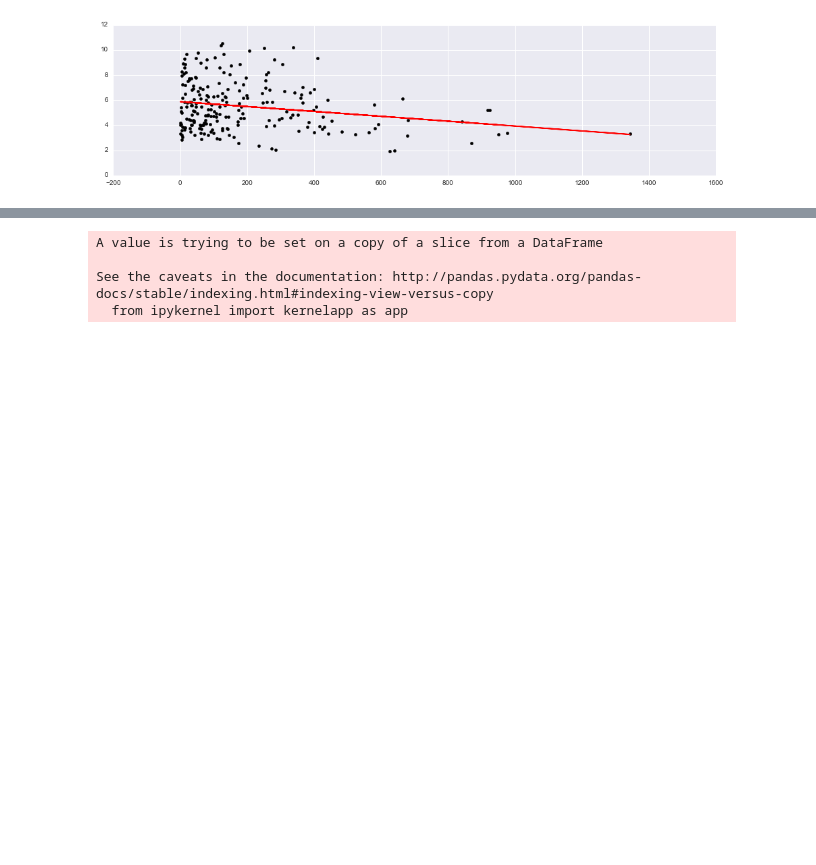
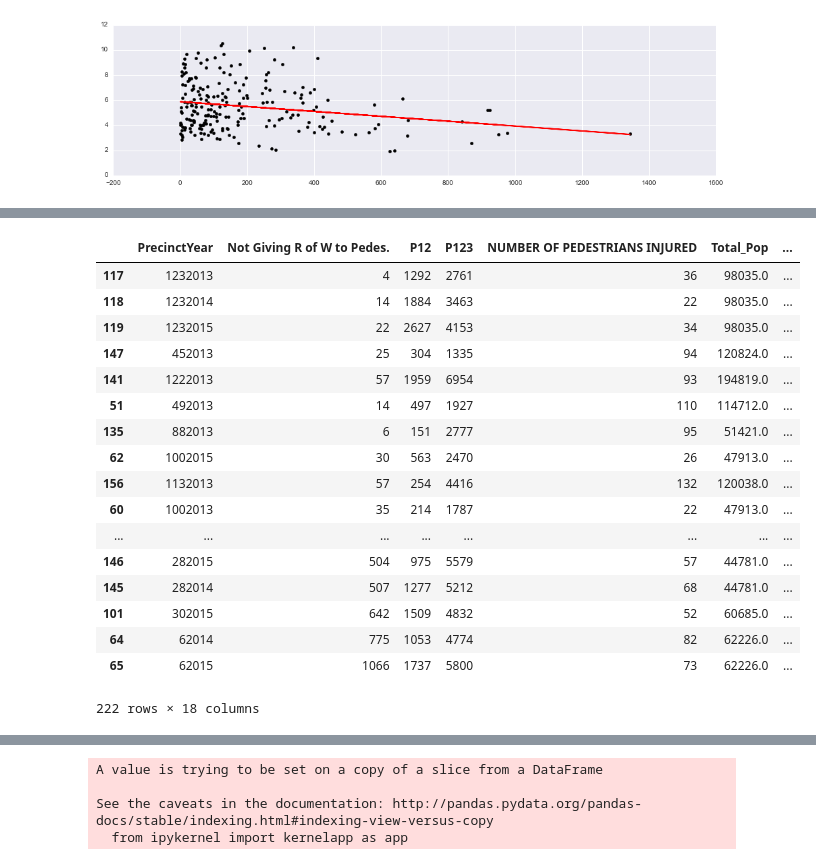
Before and after one commit to anastasiashe/Vision_Zero, a Jupyter notebook: TicketSummonses/03ExploratoryAnalysis.ipynb, the cells around one changed output, grey strips where cells are left out. Cells and saved outputs as stored; diff of their text form; code cells hidden in the pictures; blank space fills up the shorter version.

```diff
--- a/TicketSummonses/03ExploratoryAnalysis.ipynb
+++ b/TicketSummonses/03ExploratoryAnalysis.ipynb
@@ -541,3 +561,24 @@ See the caveats in the documentation: http://pandas.pydata.org/pandas-docs/stabl
+# %%
+P1padata
+# %% [output]
+|  | PrecinctYear | Not Giving R of W to Pedes. | P12 | P123 | NUMBER OF PEDESTRIANS INJURED | Total_Pop | ... |
+| 117 | 1232013 | 4 | 1292 | 2761 | 36 | 98035.0 | ... |
+| 118 | 1232014 | 14 | 1884 | 3463 | 22 | 98035.0 | ... |
+| 119 | 1232015 | 22 | 2627 | 4153 | 34 | 98035.0 | ... |
+| 147 | 452013 | 25 | 304 | 1335 | 94 | 120824.0 | ... |
+| 141 | 1222013 | 57 | 1959 | 6954 | 93 | 194819.0 | ... |
+| 51 | 492013 | 14 | 497 | 1927 | 110 | 114712.0 | ... |
+| 135 | 882013 | 6 | 151 | 2777 | 95 | 51421.0 | ... |
+| 62 | 1002015 | 30 | 563 | 2470 | 26 | 47913.0 | ... |
+| 156 | 1132013 | 57 | 254 | 4416 | 132 | 120038.0 | ... |
+| 60 | 1002013 | 35 | 214 | 1787 | 22 | 47913.0 | ... |
+| ... | ... | ... | ... | ... | ... | ... | ... |
+| 146 | 282015 | 504 | 975 | 5579 | 57 | 44781.0 | ... |
+| 145 | 282014 | 507 | 1277 | 5212 | 68 | 44781.0 | ... |
+| 101 | 302015 | 642 | 1509 | 4832 | 52 | 60685.0 | ... |
+| 64 | 62014 | 775 | 1053 | 4774 | 82 | 62226.0 | ... |
+| 65 | 62015 | 1066 | 1737 | 5800 | 73 | 62226.0 | ... |
+222 rows × 18 columns
 # %%
 paP1_res2.summary()
 # %% [output]
```
Also changed, not shown: parts of 15 cells of this notebook, 1 other file.
